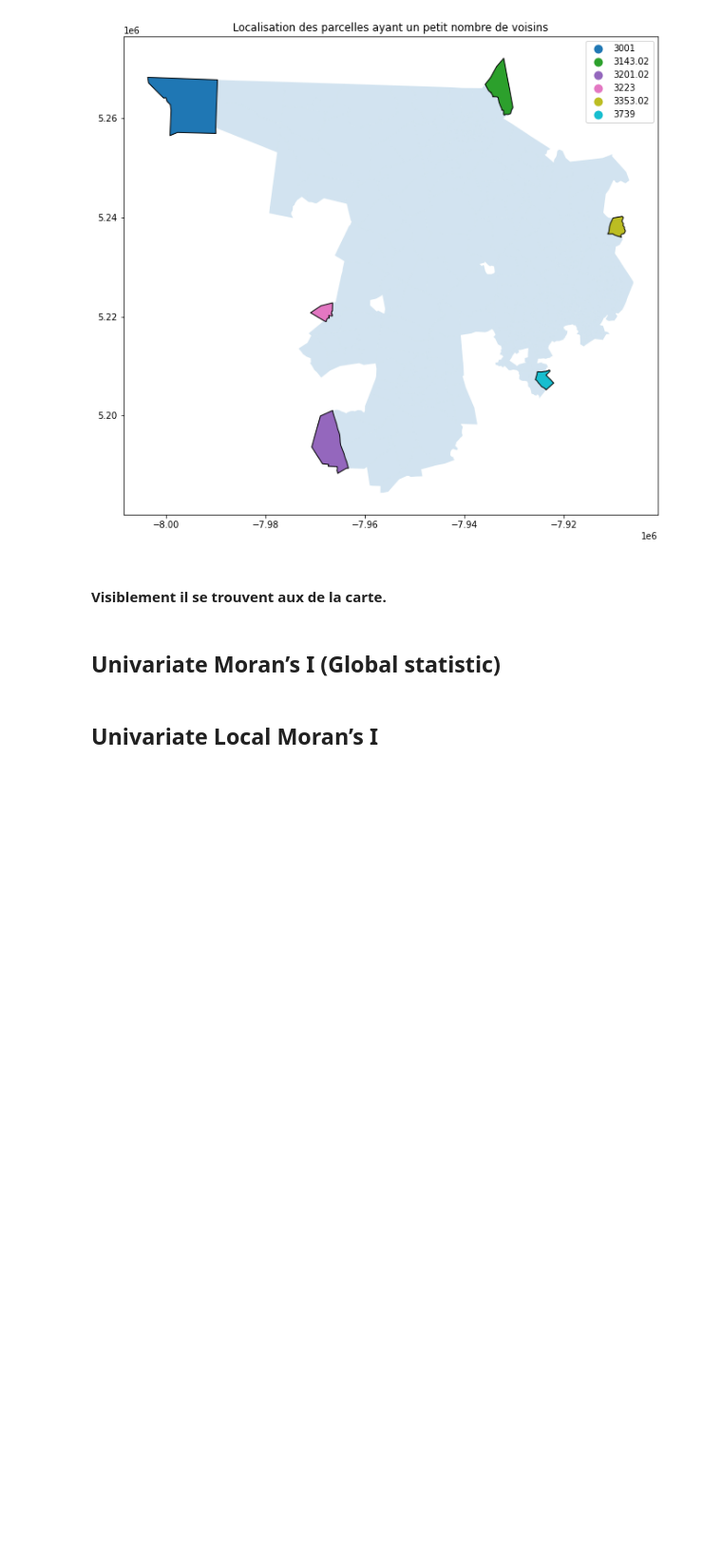
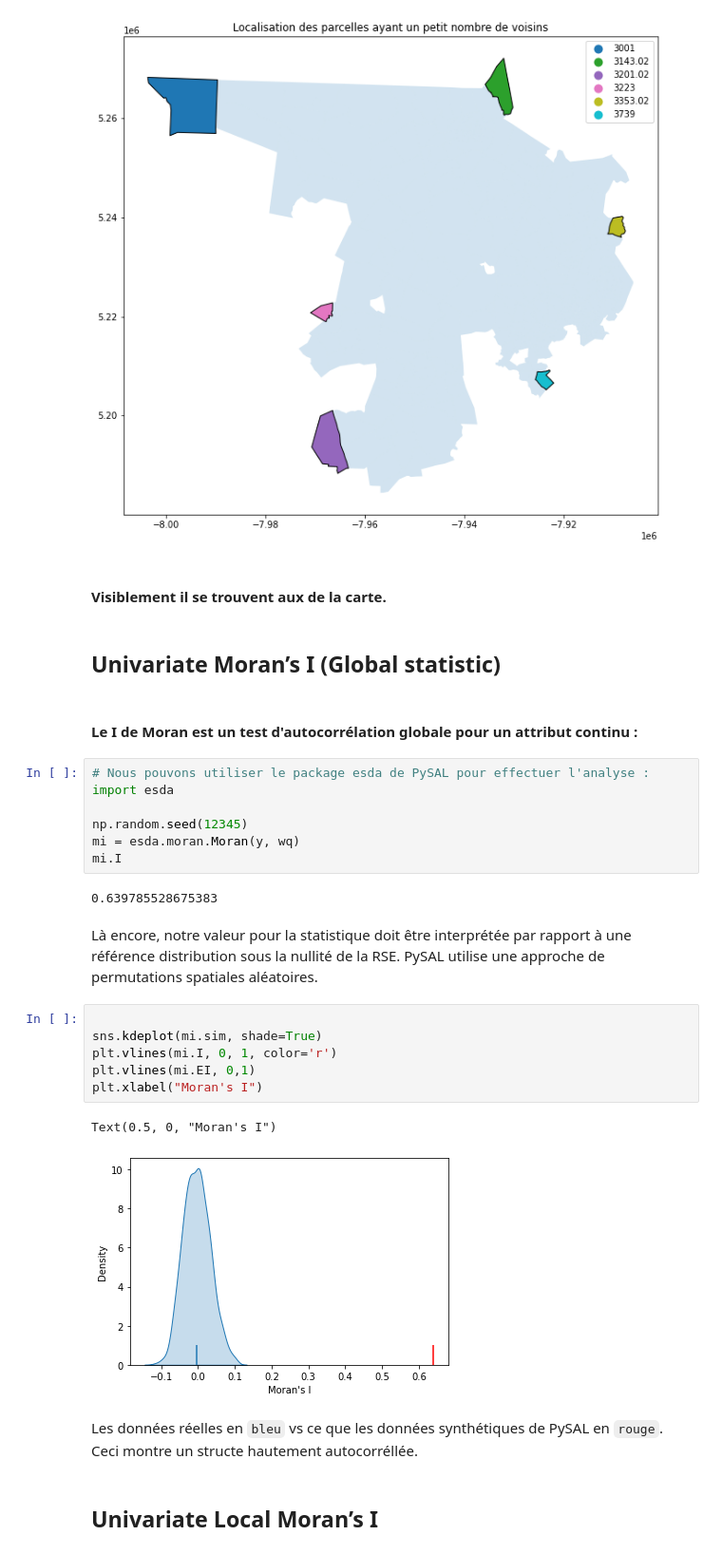
Before and after one commit to abdoulsn/spatial-econometrics, a Jupyter notebook: 01.Python_autocorrelation_spatiale.ipynb, the cells around one changed output. Shown at 95% size. Saved outputs shown, nothing was run; the diff lists cells and outputs as text; blank space fills up the shorter version.

```diff
--- a/01.Python_autocorrelation_spatiale.ipynb
+++ b/01.Python_autocorrelation_spatiale.ipynb
@@ -168,5 +168,29 @@ Text(0.5, 1.0, 'Localisation des parcelles ayant un petit nombre de voisins')
 #### Visiblement il se trouvent aux de la carte.
 # %% [markdown]
 ## Univariate Moran’s I (Global statistic)
+# %% [markdown]
+#### Le I de Moran est un test d'autocorrélation globale pour un attribut continu :
+# %%
+# Nous pouvons utiliser le package esda de PySAL pour effectuer l'analyse :
+import esda
+
+np.random.seed(12345)
+mi = esda.moran.Moran(y, wq)
+mi.I
+# %% [output]
+0.639785528675383
+# %% [markdown]
+Là encore, notre valeur pour la statistique doit être interprétée par rapport à une référence distribution sous la nullité de la RSE. PySAL utilise une approche de permutations spatiales aléatoires.
+# %%
+
+sns.kdeplot(mi.sim, shade=True)
+plt.vlines(mi.I, 0, 1, color='r')
+plt.vlines(mi.EI, 0,1)
+plt.xlabel("Moran's I")
+# %% [output]
+Text(0.5, 0, "Moran's I")
+[figure, added]
+# %% [markdown]
+Les données réelles en `bleu` vs ce que les données synthétiques de PySAL en `rouge`. Ceci montre un structe hautement autocorréllée.
 # %% [markdown]
 ## Univariate Local Moran’s I
```
